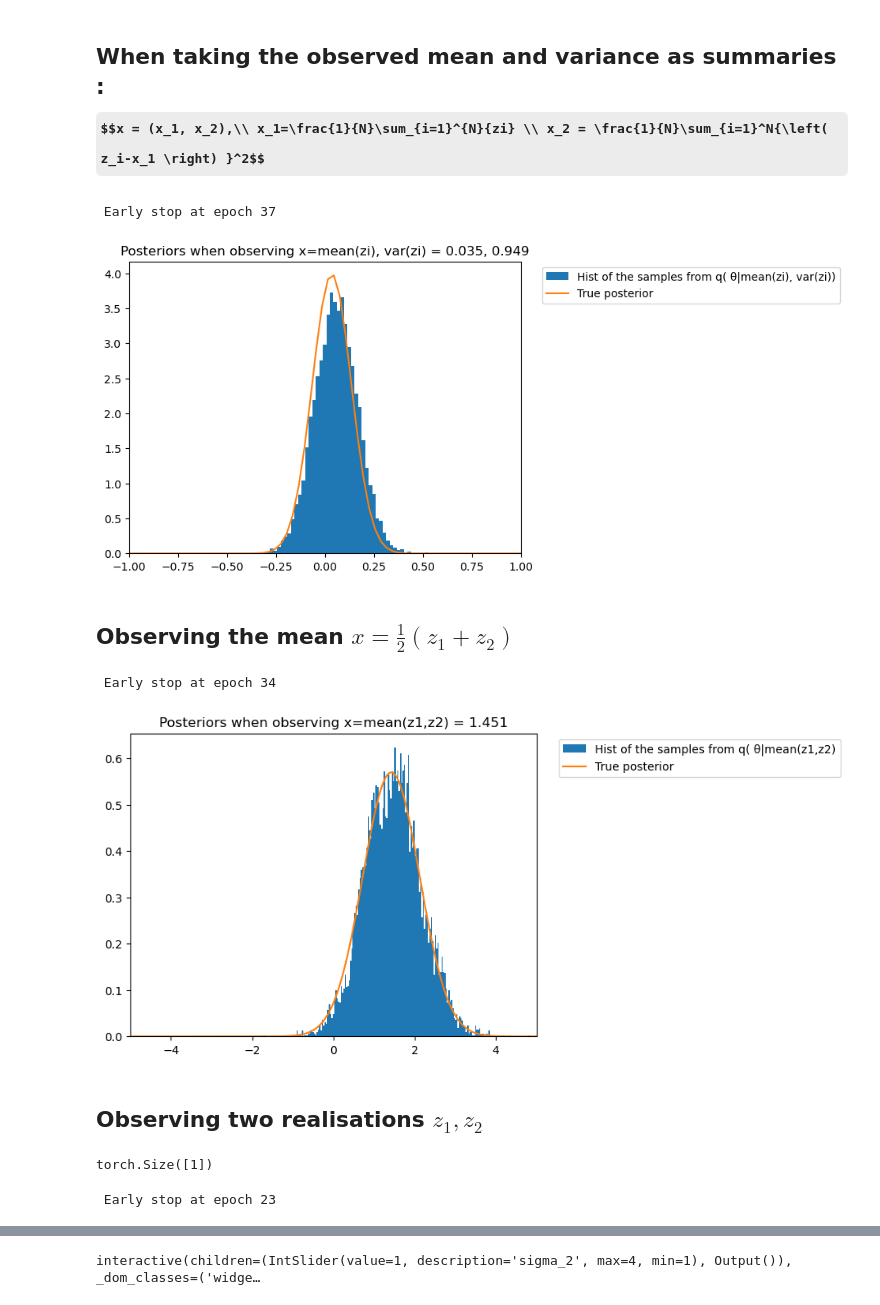
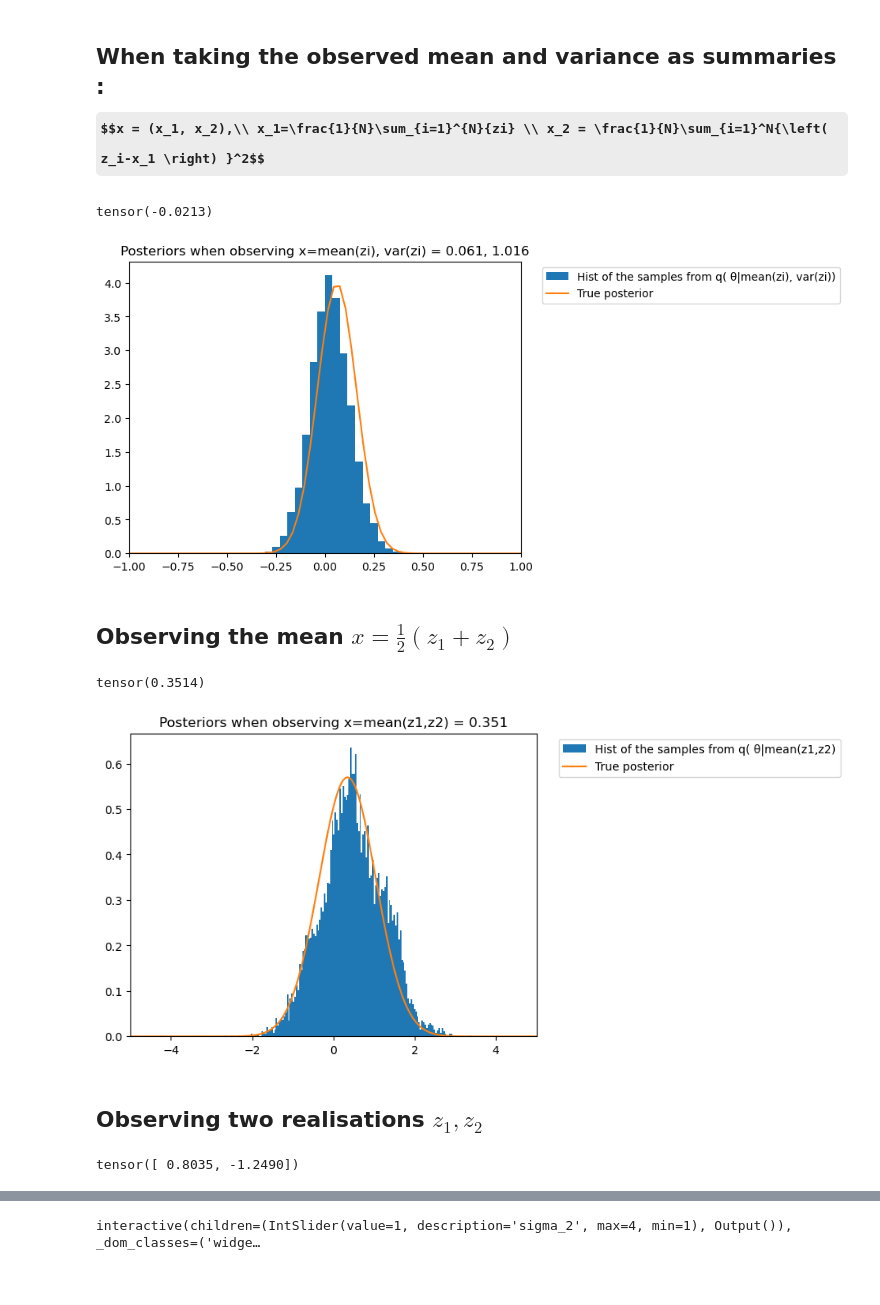
Before and after one commit to MouzaouiMatthieu/PFE, a Jupyter notebook: Model.ipynb, the cells around one changed output, grey strips where cells are left out. Saved outputs shown, nothing was run; the diff lists cells and outputs as text; code cells hidden in the pictures; some formulas as TeX source.

Commit message:
Better data generation. Ready to plot the distances

```diff
--- a/Model.ipynb
+++ b/Model.ipynb
@@ -77,7 +95,7 @@ np.mean(true_samples[:90_000])
 # %%
 x = (z1 + z2)/2
 # %%
-def posterior_x(theta, x):
+def posterior_x(theta, x=x):
     """Posterior when observing x=mean(z1, z2)"""
     def improper_posterior_x(theta, x=x):
         likelihood_part = -np.square(theta - x)
@@ -390,10 +410,16 @@ def train_flow(flow, loss, theta, x, theta_test, x_test):
     flow.eval()
     return flow
 
+
+
 nsf = lampe.inference.NPE(theta_dim = 1, x_dim=1, build=build_nsf)
 loss = lampe.inference.NPELoss(nsf)
 theta = prior.sample((M, ))
 theta_test = prior.sample((M//10, ))
-x = torch.stack([generate_data(theta_i)["mean"]["x"] for theta_i in theta])
-x_test = torch.stack([generate_data(theta_i)["mean"]["x"] for theta_i in theta_test])
+data = generate_data(theta)
+data_test = generate_data(theta_test)
+#x = torch.stack([generate_data(theta_i)["mean"]["x"] for theta_i in theta])
+x = data["mean"]["x"]
+#x_test = torch.stack([generate_data(theta_i)["mean"]["x"] for theta_i in theta_test])
+x_test = data_test["mean"]["x"]
 nsf = train_flow(nsf,loss,theta,x, theta_test, x_test)
@@ -419,20 +444,20 @@ plt.show()
 # %%
 nsf = lampe.inference.NPE(theta_dim = 1, x_dim=2, build=build_nsf)
 loss = lampe.inference.NPELoss(nsf)
-theta = prior.sample((M, ))
-x = torch.stack([generate_data(theta_i)["mean_and_var"]["x"] for theta_i in theta])
-theta_test = prior.sample((M//10, ))
-x_test = torch.stack([generate_data(theta_i)["mean_and_var"]["x"] for theta_i in theta_test])
+x =data["mean_and_var"]["x"]
+x_test = data_test["mean_and_var"]["x"]
 nsf = train_flow(nsf,loss,theta,x, theta_test, x_test)
-# %% [output]
- Early stop at epoch 37
+# %%
+x_star.squeeze()
+# %% [output]
+tensor(-0.0213)
 # %%
 x_star = generate_data(theta_true, 1)["mean_and_var"]["x"]
 nsf.eval()
 with torch.no_grad():
     samples = nsf.sample(x_star, (10_000,))
-
-plt.hist(samples.numpy(), density=True, bins=200, label="Hist of the samples from q( θ|mean(zi), var(zi))")
+x_star.squeeze_()
+plt.hist(samples.squeeze_().numpy(), density=True, bins=200, label="Hist of the samples from q( θ|mean(zi), var(zi))")
 eval_post_summaries = [posterior_summaries(theta, x_star[0].item(), x_star[1].item()) for theta in theta_grid]
 plt.plot(theta_grid, eval_post_summaries, label="True posterior")
 plt.xlim(left=-1,right=1)
@@ -440,53 +465,47 @@ plt.legend(bbox_to_anchor=(1.04, 1), loc="upper left")
 plt.title(f"Posteriors when observing x=mean(zi), var(zi) = {x_star[0].item():.3f}, {x_star[1].item():.3f}")
 plt.show()
 # %% [output]
-[figure, old version]
+[figure, new version]
 # %% [markdown]
 ## Observing the mean $ x = \frac{1}{2} \left( z_1 + z_2 \right)$
 # %%
 nsf = lampe.inference.NPE(theta_dim = 1, x_dim=1, build=build_nsf)
 loss = lampe.inference.NPELoss(nsf)
-theta = prior.sample((M, ))
-x = torch.stack([generate_data(theta_i)["mean_two_z"]["x"] for theta_i in theta])
-theta_test = prior.sample((M//10, ))
-x_test = torch.stack([generate_data(theta_i)["mean_two_z"]["x"] for theta_i in theta_test])
+
+x = data["mean_two_z"]["x"]
+x_test = data_test["mean_two_z"]["x"]
 nsf = train_flow(nsf,loss,theta,x, theta_test, x_test)
 x_star = generate_data(theta_true,1)["mean_two_z"]["x"]
 nsf.eval()
 with torch.no_grad():
     samples = nsf.sample(x_star, (10_000,))
+x_star.squeeze_()
 # %% [output]
- Early stop at epoch 34
+tensor(0.3514)
 # %%
-plt.hist(samples.numpy(), density=True, bins=200, label="Hist of the samples from q( θ|mean(z1,z2)")
+plt.hist(samples.squeeze_().numpy(), density=True, bins=200, label="Hist of the samples from q( θ|mean(z1,z2)")
 eval_post_summaries = [posterior_x(theta, x_star.item()) for theta in theta_grid]
 plt.plot(theta_grid, eval_post_summaries, label="True posterior")
 plt.xlim(left=-5,right=5)
 plt.legend(bbox_to_anchor=(1.04, 1), loc="upper left")
 plt.title(f"Posteriors when observing x=mean(z1,z2) = {x_star.item():.3f}")
 plt.show()
 # %% [output]
-[figure, old version]
+[figure, new version]
 # %% [markdown]
 ## Observing two realisations $ z_1,z_2$
-# %%
-a = generate_data(theta_true)["raw_z"]["x"]
-a.shape
-# %% [output]
-torch.Size([1])
 # %%
 nsf = lampe.inference.NPE(theta_dim = 1, x_dim=2, build=build_nsf)
 loss = lampe.inference.NPELoss(nsf)
-theta = prior.sample((M, ))
-x = torch.stack([generate_data(theta_i)["two_z"]["x"] for theta_i in theta])
-theta_test = prior.sample((M//10, ))
-x_test = torch.stack([generate_data(theta_i)["two_z"]["x"] for theta_i in theta_test])
+x = data["two_z"]["x"]
+x_test = data_test["two_z"]["x"]
 nsf = train_flow(nsf,loss,theta,x, theta_test, x_test)
-# %% [output]
- Early stop at epoch 23
 # %%
 x_star = generate_data(theta_true,1)["two_z"]["x"]
 nsf.eval()
 with torch.no_grad():
     samples = nsf.sample(x_star, (10_000,))
+x_star.squeeze_()
+# %% [output]
+tensor([ 0.8035, -1.2490])
 # %%
```
Also changed, not shown: parts of 30 cells of this notebook.
